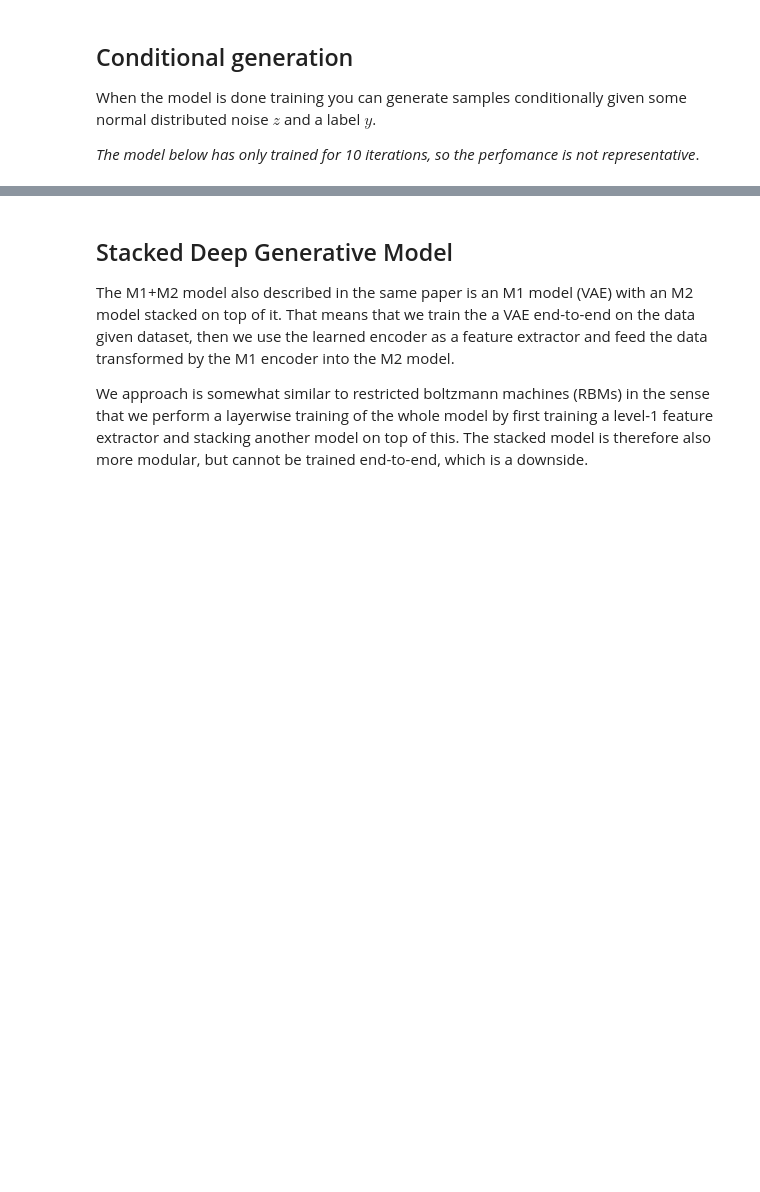
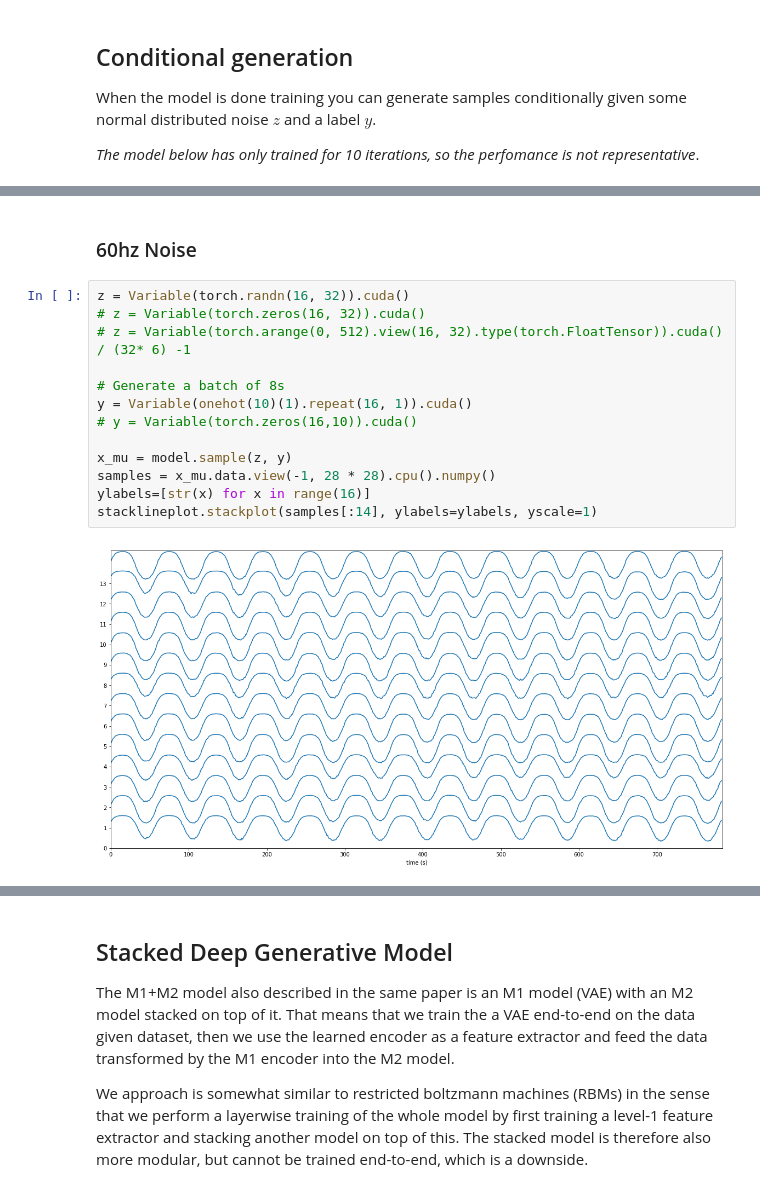
Before and after one commit to DanielLongo/semi-supervised-pytorch, a Jupyter notebook: examples/notebooks/Deep Generative Model EEG.ipynb, the cells around one changed output, grey strips where cells are left out. Saved outputs shown, nothing was run; the diff lists cells and outputs as text; blank space fills up the shorter version.

```diff
--- a/examples/notebooks/Deep Generative Model EEG.ipynb
+++ b/examples/notebooks/Deep Generative Model EEG.ipynb
@@ -211,3 +466,20 @@ x_mu = model.sample(z, y)
+# %% [markdown]
+### 60hz Noise
+# %%
+z = Variable(torch.randn(16, 32)).cuda()
+# z = Variable(torch.zeros(16, 32)).cuda()
+# z = Variable(torch.arange(0, 512).view(16, 32).type(torch.FloatTensor)).cuda() / (32* 6) -1
+
+# Generate a batch of 8s
+y = Variable(onehot(10)(1).repeat(16, 1)).cuda()
+# y = Variable(torch.zeros(16,10)).cuda()
+
+x_mu = model.sample(z, y)
+samples = x_mu.data.view(-1, 28 * 28).cpu().numpy()
+ylabels=[str(x) for x in range(16)]
+stacklineplot.stackplot(samples[:14], ylabels=ylabels, yscale=1)
+# %% [output]
+[figure, added]
 # %%
 f, axarr = plt.subplots(1, 16, figsize=(18, 12))
 
```
Also changed, not shown: parts of 17 cells of this notebook.
